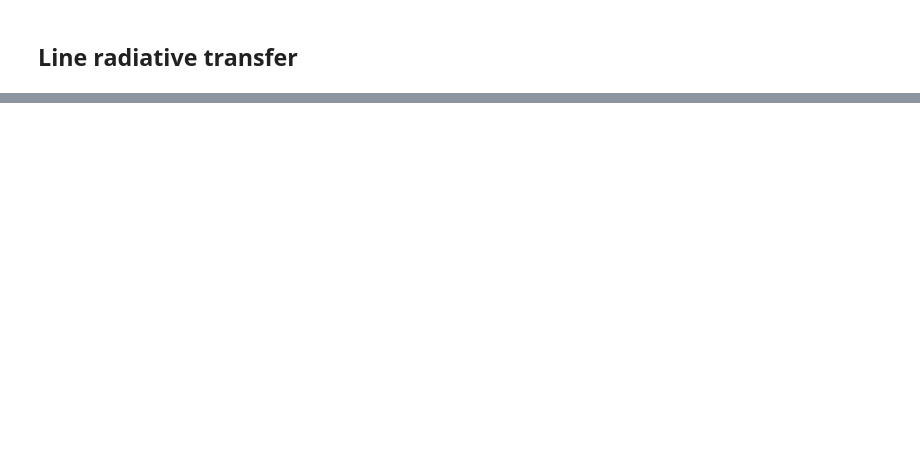
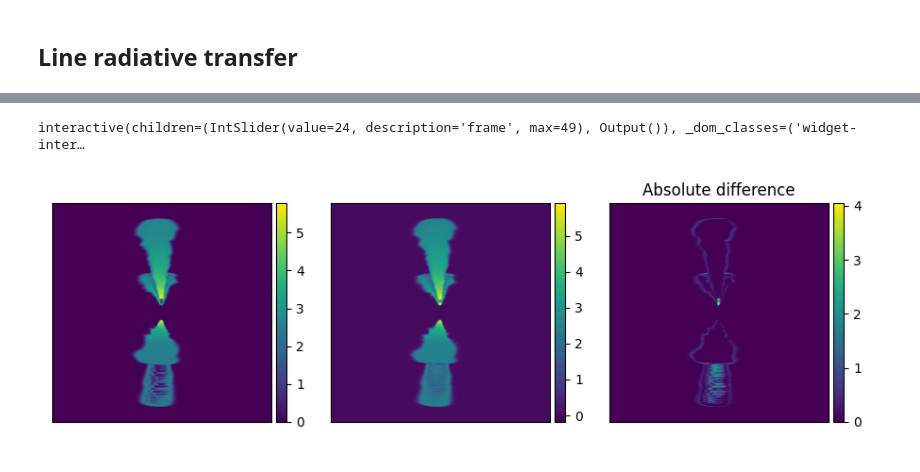
Before and after one commit to pi-vision/radjax, a Jupyter notebook: notebooks/render_spectral_cube.ipynb, the cells around one changed output, grey strips where cells are left out. Cells and saved outputs as stored; diff of their text form; code cells hidden in the pictures; blank space fills up the shorter version.

```diff
--- a/notebooks/render_spectral_cube.ipynb
+++ b/notebooks/render_spectral_cube.ipynb
@@ -5,12 +5,14 @@ import jax.numpy as jnp
 import matplotlib.pyplot as plt
 import xarray as xr
 import os, sys
-os.environ['CUDA_VISIBLE_DEVICES'] = '0,1,2,3,6'
+os.environ['CUDA_VISIBLE_DEVICES'] = '3,4,5,6,7'
 
 sys.path.insert(0, '../')
 import visualization, sensor, grid, line_rte
 from network import shard
 from consts import *
+
+data_dir = '../../data/RADMC3D_input_files'
 # %% [output]
 WARNING:absl:Tensorflow library not found, tensorflow.io.gfile operations will use native shim calls. GCS paths (i.e. 'gs://...') cannot be accessed.
 # %% [markdown]
@@ -27,21 +38,16 @@ Define a "camera" (geomtery / spectrum)
 ---
 # %%
-r, theta, phi = grid.read_spherical_amr('../../data/RADMC3D_input_files/amr_grid.inp')
-bbox = [(phi[0], phi[-1]), (theta[0], theta[-1]), (np.log10(r[0]), np.log10(r[-1]))]
-z_width = 2*r[-1]*np.cos(theta.min())
+# Sensor parameters
+npix = 384
+nray = 100
+incl = 45.0
+phi  = 100.0
+posang = 0.0
 
-# Define sensor parameters
-projection = {
-    'npix': 384,
-    'nray': 500,
-    'incl': 45.0,
-    'phi': 100.0,
-    'posang': 0.0,
-    'fov': np.float32(1.1) * 2*r[-1],  # Note: float32 is to match radmc3d exact pixel grid
-    'z_width': z_width                 # width of the disk
-}
-pixel_area = (projection['fov'] / projection['npix'])**2
-ray_coords, obs_dir = sensor.orthographic_projection(**projection)
+fov = np.float32(1.1) * 2*r[-1]  # Note: float32 is to match radmc3d exact pixel grid
+pixel_area = (fov/npix)**2       # pixel area to convert radiances to Jy
+
+ray_coords, obs_dir = sensor.orthographic_disk_projection(npix, nray, incl, phi, posang, fov, r_min, r_max, theta_min, theta_max)
 ray_coords_sph = grid.cartesian_to_spherical(ray_coords, logr=True)
 # %% [markdown]
 Line radiative transfer
@@ -49,10 +55,10 @@ Line radiative transfer
 # %%
 # Interpolate dataset along the (spherical) ray coordinates
 gas_nd = grid.interpolate_scalar(number_density, ray_coords_sph, bbox)
-gas_t  = grid.interpolate_scalar(temperature, ray_coords_sph, bbox, cval=float(temperature.min()))
+gas_t  = grid.interpolate_scalar(temperature, ray_coords_sph, bbox, cval=1e-10)
 
 # Einstein coefficient for spontaneous emission from level u to level d
-energy_levels, radiative_transitions = line_rte.load_molecular_tables(path='../../data/RADMC3D_input_files/molecule_12c16o.inp')
+energy_levels, radiative_transitions = line_rte.load_molecular_tables(path=os.path.join(data_dir, 'molecule_12c16o.inp'))
 nu0, a_ud, b_ud, b_du = line_rte.einstein_coefficients(energy_levels, radiative_transitions)
 n_up, n_dn = line_rte.n_up_down(gas_nd, gas_t, energy_levels, radiative_transitions)
 print('line frequency: {} Ghz'.format(nu0/ghz))
@@ -72,4 +80,4 @@ pmap = jax.pmap(line_rte.compute_spectral_cube,
 
 print('computing spectral cube for a total of {} frequencies'.format(camera_freqs.size))
 images = pmap(shard(camera_freqs), gas_v, gas_t, n_up, n_dn, a_ud, b_ud, b_du, ray_coords, obs_dir, nu0, pixel_area, alpha_turb)
-images = images.reshape(linenlam, projection['npix'], projection['npix'])
+images = np.nan_to_num(images).reshape(linenlam, npix, npix)
@@ -85,0 +86,7 @@ interactive(children=(IntSlider(value=24, description='frame', max=49), Output()
+# %%
+import disksurf
+cube = disksurf.observation(os.path.join(data_dir, 'image_test.fits'))
+
+%matplotlib widget
+visualization.slider_frame_comparison(cube.data, images)
+# %% [output]
@@ -85,0 +94,2 @@ interactive(children=(IntSlider(value=24, description='frame', max=49), Output()
+interactive(children=(IntSlider(value=24, description='frame', max=49), Output()), _dom_classes=('widget-inter…
+[figure, added]
```
Also changed, not shown: parts of 8 cells of this notebook, 6 other files.
